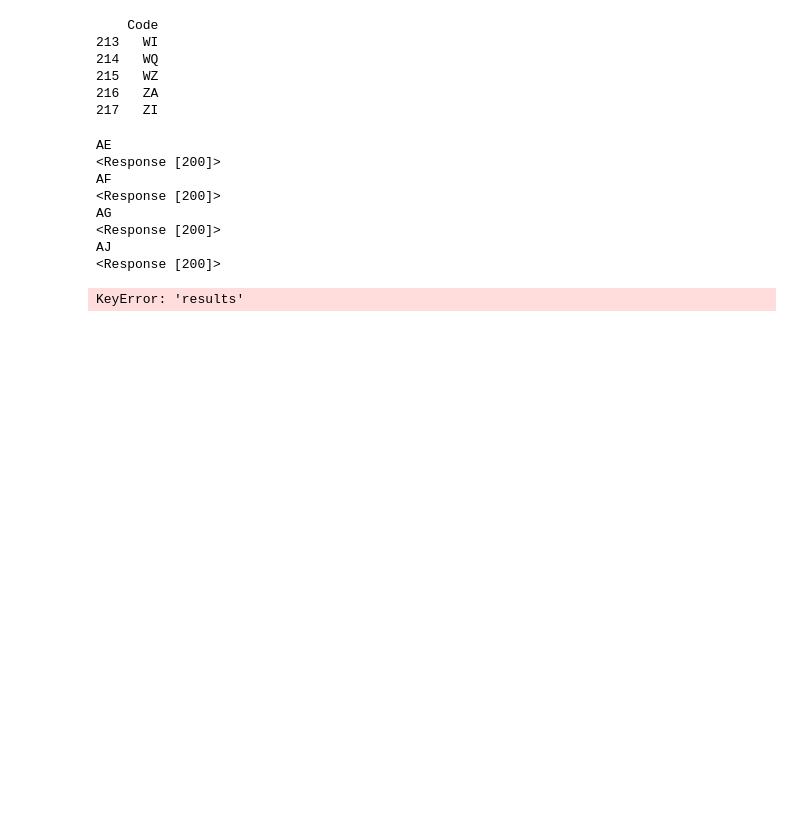
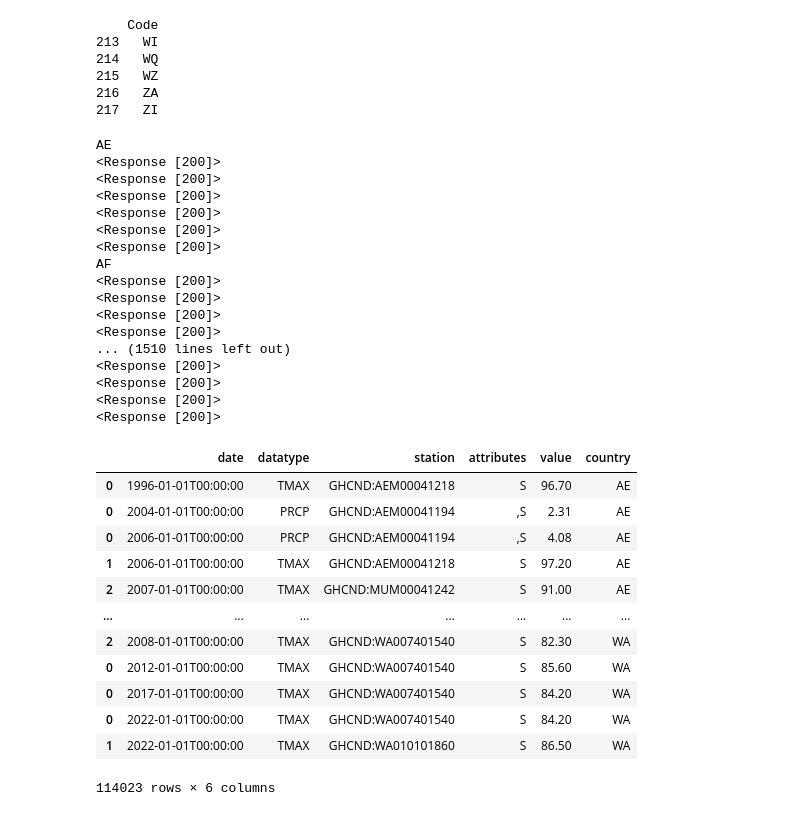
Before and after one commit to omomadcat/Viticulture, a Jupyter notebook: RetrieveClimateDatav2.ipynb, the cells around one changed output. Drawn from its saved outputs; the diff is of its cells as text; code cells hidden in the pictures; blank space fills up the shorter version.

Commit message:
all years TMAX, TAVG, PRCP

```diff
--- a/RetrieveClimateDatav2.ipynb
+++ b/RetrieveClimateDatav2.ipynb
@@ -68,28 +68,51 @@ print(code_country_df.tail())
 # %%
 # Loop through the country codes
 import time
 
 weather_data_df = pd.DataFrame()
 for country in code_country_df['Code']:
+    # For each country
     print(country)
 
-    # For each country, call NOAA API
-    weather_data = get_weather_data(token, country, '1995-01-01', '1999-12-31', ['TAVG', 'TMAX', 'PRCP'])
-    if weather_data.status_code == 200:
-        weather_response = weather_data.json()
-        if 'results' in weather_response:
-            weather_data = pd.DataFrame(weather_data.json()['results'])
-            weather_data['country'] = country
-            weather_data_df = pd.concat([weather_data_df, weather_data])
+    # For each year set (start - end)
+    for start_date, end_date in zip(start_dates, end_dates):
+        weather_data = get_weather_data(token, country, start_date, end_date, ['TAVG', 'TMAX', 'PRCP'])
+        if weather_data.status_code == 200:
+            weather_response = weather_data.json()
+            if 'results' in weather_response:
+                weather_data = pd.DataFrame(weather_data.json()['results'])
+                weather_data['country'] = country
+                weather_data_df = pd.concat([weather_data_df, weather_data])
 
 weather_data_df
 # %% [output]
 AE
+<Response [200]>
+<Response [200]>
+<Response [200]>
+<Response [200]>
+<Response [200]>
 <Response [200]>
 AF
 <Response [200]>
-AG
 <Response [200]>
-AJ
 <Response [200]>
+<Response [200]>
+... (1510 lines left out)
+<Response [200]>
+<Response [200]>
+<Response [200]>
+<Response [200]>
+|  | date | datatype | station | attributes | value | country |
+| 0 | 1996-01-01T00:00:00 | TMAX | GHCND:AEM00041218 | S | 96.70 | AE |
+| 0 | 2004-01-01T00:00:00 | PRCP | GHCND:AEM00041194 | ,S | 2.31 | AE |
+| 0 | 2006-01-01T00:00:00 | PRCP | GHCND:AEM00041194 | ,S | 4.08 | AE |
+| 1 | 2006-01-01T00:00:00 | TMAX | GHCND:AEM00041218 | S | 97.20 | AE |
+| 2 | 2007-01-01T00:00:00 | TMAX | GHCND:MUM00041242 | S | 91.00 | AE |
+| ... | ... | ... | ... | ... | ... | ... |
+| 2 | 2008-01-01T00:00:00 | TMAX | GHCND:WA007401540 | S | 82.30 | WA |
+| 0 | 2012-01-01T00:00:00 | TMAX | GHCND:WA007401540 | S | 85.60 | WA |
+| 0 | 2017-01-01T00:00:00 | TMAX | GHCND:WA007401540 | S | 84.20 | WA |
+| 0 | 2022-01-01T00:00:00 | TMAX | GHCND:WA007401540 | S | 84.20 | WA |
+| 1 | 2022-01-01T00:00:00 | TMAX | GHCND:WA010101860 | S | 86.50 | WA |
-KeyError: 'results'
+114023 rows × 6 columns
```
Also changed, not shown: parts of 2 cells of this notebook, 1 other file.
